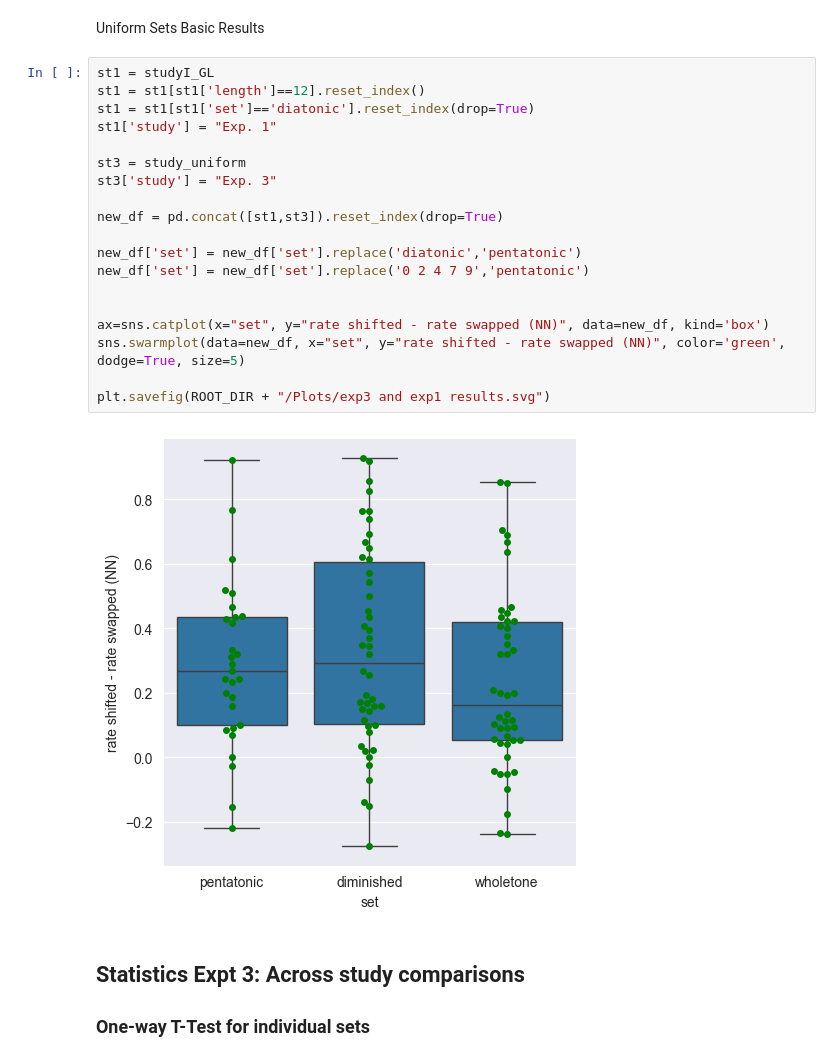
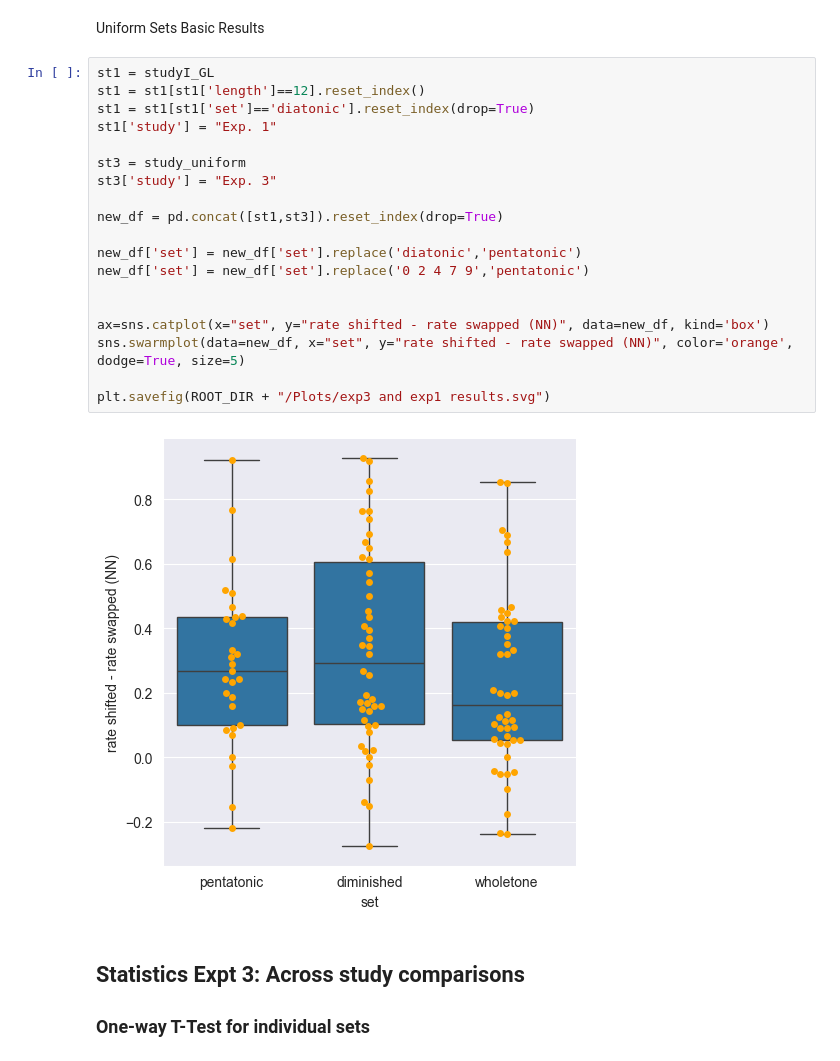
Before and after one commit to MichaelSel/set_membership_paper, a Jupyter notebook: 3. Main Plotting.ipynb, the cells around one changed output. Cells and saved outputs as stored; diff of their text form.

```diff
--- a/3. Main Plotting.ipynb
+++ b/3. Main Plotting.ipynb
@@ -591,24 +613,24 @@ Uniform Sets Basic Results
 # %%
 st1 = studyI_GL
 st1 = st1[st1['length']==12].reset_index()
 st1 = st1[st1['set']=='diatonic'].reset_index(drop=True)
 st1['study'] = "Exp. 1"
 
 st3 = study_uniform
 st3['study'] = "Exp. 3"
 
 new_df = pd.concat([st1,st3]).reset_index(drop=True)
 
 new_df['set'] = new_df['set'].replace('diatonic','pentatonic')
 new_df['set'] = new_df['set'].replace('0 2 4 7 9','pentatonic')
 
 
 ax=sns.catplot(x="set", y="rate shifted - rate swapped (NN)", data=new_df, kind='box')
-sns.swarmplot(data=new_df, x="set", y="rate shifted - rate swapped (NN)", color='green', dodge=True, size=5)
+sns.swarmplot(data=new_df, x="set", y="rate shifted - rate swapped (NN)", color='orange', dodge=True, size=5)
 
 plt.savefig(ROOT_DIR + "/Plots/exp3 and exp1 results.svg")
 # %% [output]
-[figure, old version]
+[figure, new version]
 # %% [markdown]
 ## Statistics Expt 3: Across study comparisons
 ### One-way T-Test for individual sets
```
Also changed, not shown: parts of 6 cells of this notebook, 6 other files.
